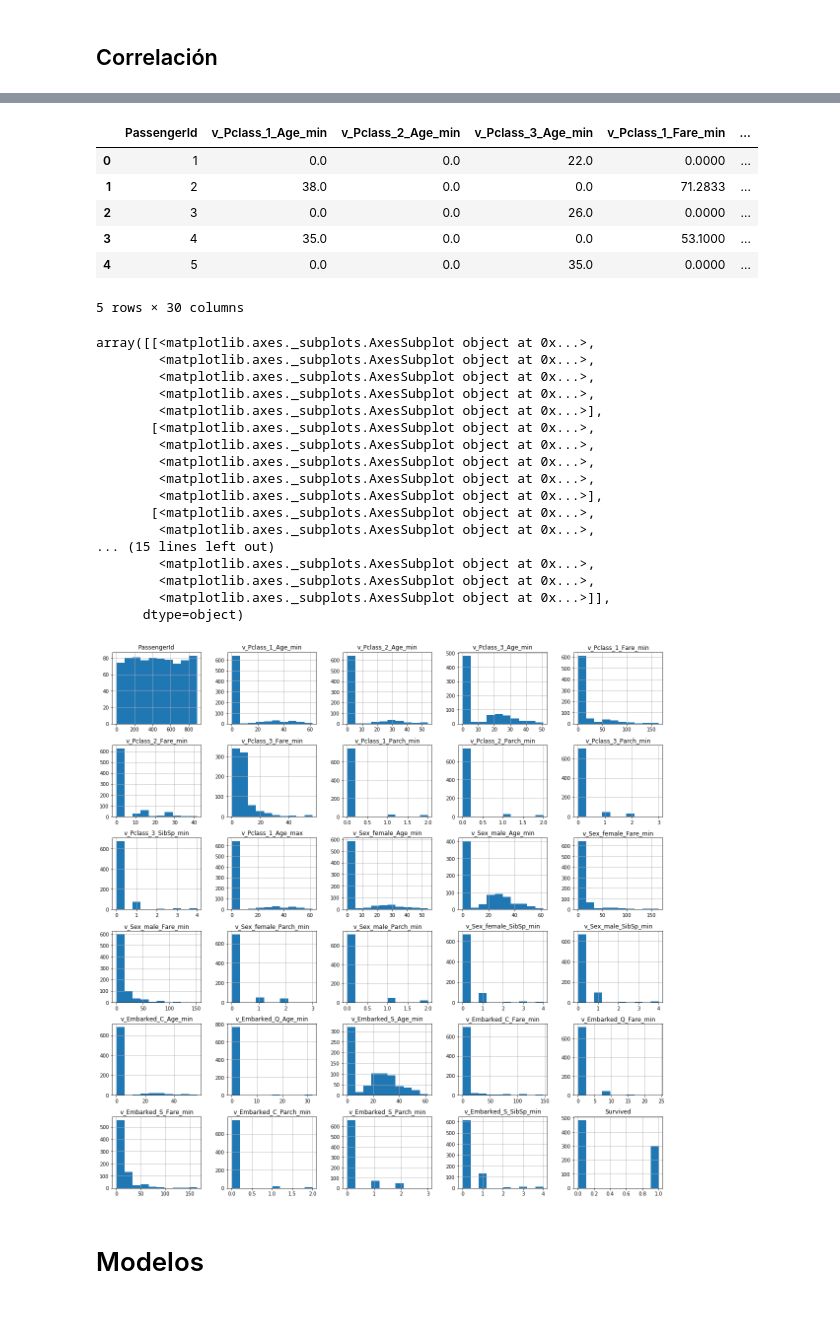
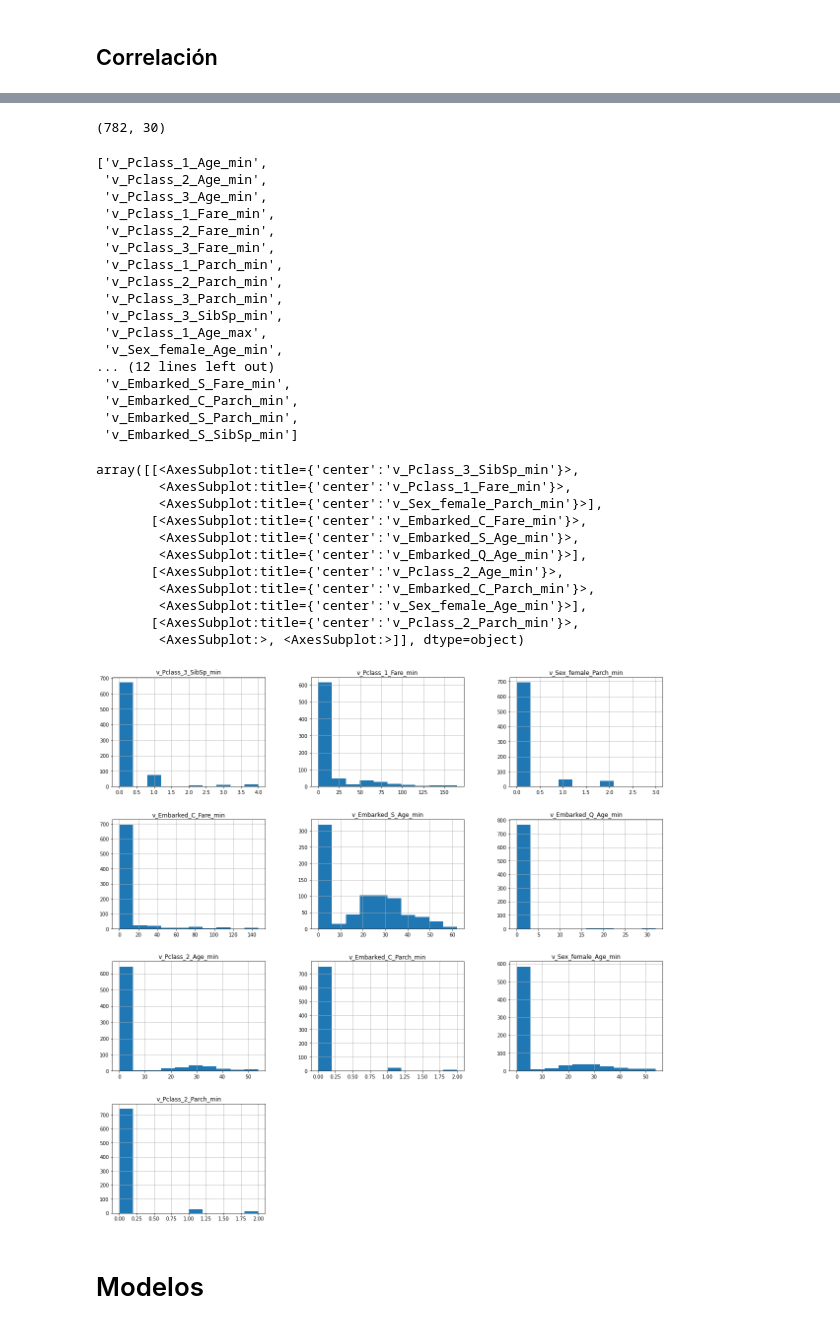
Before and after one commit to OsvaldoSan/Cuadernos_ML, a Jupyter notebook: Kaggle/titanic/Titanic.ipynb, the cells around one changed output, grey strips where cells are left out. Saved outputs shown, nothing was run; the diff lists cells and outputs as text; code cells hidden in the pictures.

```diff
--- a/Kaggle/titanic/Titanic.ipynb
+++ b/Kaggle/titanic/Titanic.ipynb
@@ -154,0 +164,7 @@ varc=[a for a in tad.columns if a[:2]=='v_']
+# %%
+r2 = r2.sort_values(by=['Cluster','RS_Ratio'],ascending=[1,1]).reset_index(drop=True)
+# %%
+r2['importancia'] = r2.groupby('Cluster').cumcount()+1
+# %%
+best = r2.loc[r2.importancia==1]['Variable'].tolist()
+best
@@ -157,7 +188,7 @@ varc=[a for a in tad.columns if a[:2]=='v_']
 # %%
 mat=tad[varc].corr()
 n=len(mat)
-li=0.90
+li=0.99
 nom=[]
 for i in range(1,n):
     if(mat.iloc[i].name in nom):
@@ -165,15 +196,7 @@ for i in range(1,n):
     for j in range(i+1,n):
         if(mat.iloc[i,j]>li or mat.iloc[i,j]<(-li)):
             nom.append(mat.iloc[:,j].name)
-tad=tad.drop(nom,axis=1)
-varc=[a for a in tad.columns if a[:2]=='v_']
+tad_c=tad.drop(nom,axis=1)
+tad_c.shape
+# %% [output]
+(782, 30)
-# %%
-tad.head()
-# %% [output]
-|  | PassengerId | v_Pclass_1_Age_min | v_Pclass_2_Age_min | v_Pclass_3_Age_min | v_Pclass_1_Fare_min | ... |
-| 0 | 1 | 0.0 | 0.0 | 22.0 | 0.0000 | ... |
-| 1 | 2 | 38.0 | 0.0 | 0.0 | 71.2833 | ... |
-| 2 | 3 | 0.0 | 0.0 | 26.0 | 0.0000 | ... |
-| 3 | 4 | 35.0 | 0.0 | 0.0 | 53.1000 | ... |
-| 4 | 5 | 0.0 | 0.0 | 35.0 | 0.0000 | ... |
-5 rows × 30 columns
@@ -180,24 +205,38 @@ tad.head()
+# %%
+corvar
+# %% [output]
+['v_Pclass_1_Age_min',
+ 'v_Pclass_2_Age_min',
+ 'v_Pclass_3_Age_min',
+ 'v_Pclass_1_Fare_min',
+ 'v_Pclass_2_Fare_min',
+ 'v_Pclass_3_Fare_min',
+ 'v_Pclass_1_Parch_min',
+ 'v_Pclass_2_Parch_min',
+ 'v_Pclass_3_Parch_min',
+ 'v_Pclass_3_SibSp_min',
+ 'v_Pclass_1_Age_max',
+ 'v_Sex_female_Age_min',
+... (12 lines left out)
+ 'v_Embarked_S_Fare_min',
+ 'v_Embarked_C_Parch_min',
+ 'v_Embarked_S_Parch_min',
+ 'v_Embarked_S_SibSp_min']
 # %%
-tad.hist(figsize=(20,20))
+tad[best].hist(figsize=(20,20))
 # %% [output]
-array([[<matplotlib.axes._subplots.AxesSubplot object at 0x...>,
-        <matplotlib.axes._subplots.AxesSubplot object at 0x...>,
-        <matplotlib.axes._subplots.AxesSubplot object at 0x...>,
-        <matplotlib.axes._subplots.AxesSubplot object at 0x...>,
-        <matplotlib.axes._subplots.AxesSubplot object at 0x...>],
-       [<matplotlib.axes._subplots.AxesSubplot object at 0x...>,
-        <matplotlib.axes._subplots.AxesSubplot object at 0x...>,
-        <matplotlib.axes._subplots.AxesSubplot object at 0x...>,
-        <matplotlib.axes._subplots.AxesSubplot object at 0x...>,
-        <matplotlib.axes._subplots.AxesSubplot object at 0x...>],
-       [<matplotlib.axes._subplots.AxesSubplot object at 0x...>,
-        <matplotlib.axes._subplots.AxesSubplot object at 0x...>,
-... (15 lines left out)
-        <matplotlib.axes._subplots.AxesSubplot object at 0x...>,
-        <matplotlib.axes._subplots.AxesSubplot object at 0x...>,
-        <matplotlib.axes._subplots.AxesSubplot object at 0x...>]],
-      dtype=object)
+array([[<AxesSubplot:title={'center':'v_Pclass_3_SibSp_min'}>,
+        <AxesSubplot:title={'center':'v_Pclass_1_Fare_min'}>,
+        <AxesSubplot:title={'center':'v_Sex_female_Parch_min'}>],
+       [<AxesSubplot:title={'center':'v_Embarked_C_Fare_min'}>,
+        <AxesSubplot:title={'center':'v_Embarked_S_Age_min'}>,
+        <AxesSubplot:title={'center':'v_Embarked_Q_Age_min'}>],
+       [<AxesSubplot:title={'center':'v_Pclass_2_Age_min'}>,
+        <AxesSubplot:title={'center':'v_Embarked_C_Parch_min'}>,
+        <AxesSubplot:title={'center':'v_Sex_female_Age_min'}>],
+       [<AxesSubplot:title={'center':'v_Pclass_2_Parch_min'}>,
+        <AxesSubplot:>, <AxesSubplot:>]], dtype=object)
-[figure, old version]
+[figure, new version]
 # %% [markdown]
 # Modelos
 # %% [markdown]
```
Also changed, not shown: parts of 30 cells of this notebook.
